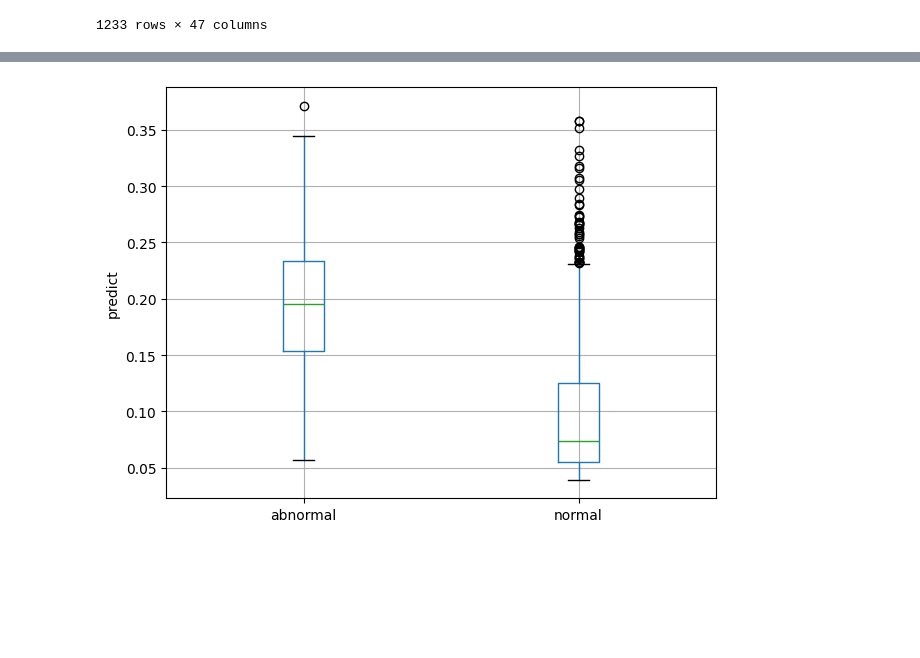
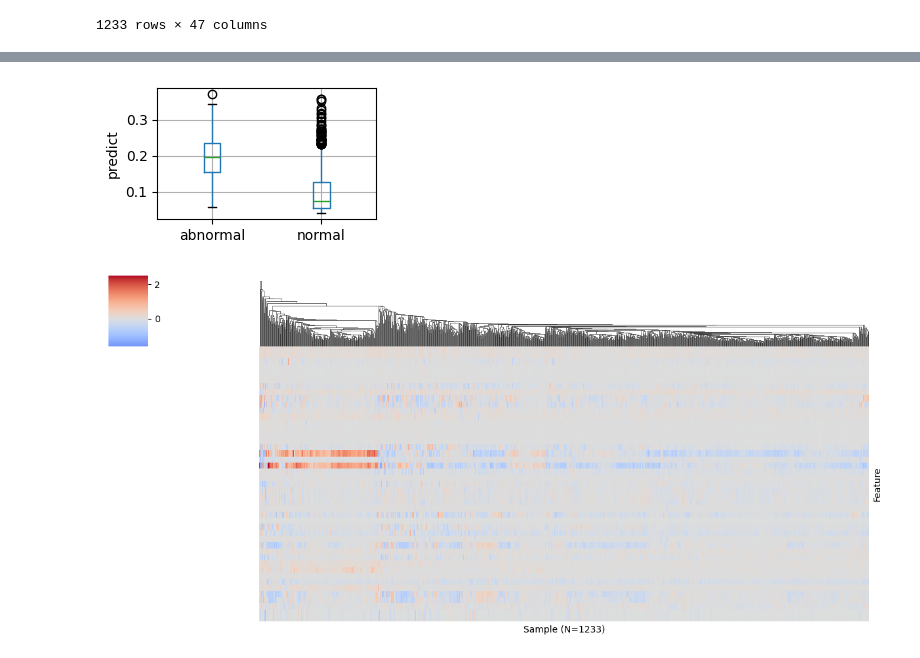
Before and after one commit to LMH0066/Effristor, a Jupyter notebook: ivf/task/analyse/analyse.ipynb, the cells around one changed output, grey strips where cells are left out. Cells and saved outputs as stored; diff of their text form; code cells hidden in the pictures; blank space fills up the shorter version.

```diff
--- a/ivf/task/analyse/analyse.ipynb
+++ b/ivf/task/analyse/analyse.ipynb
@@ -33,14 +64,37 @@ result
 # %%
-boxplot = result.boxplot(column=["predictions"], by="targets")
+boxplot = result.boxplot(column=["predictions"], by="targets", figsize=(3, 2))
 
 plt.suptitle('')
 plt.title('')
 plt.xlabel('')
 plt.ylabel('predict')
 plt.tight_layout()
 plt.show()
 # %% [output]
-[figure, old version]
+[figure, new version]
+# %%
+_df = result.drop(columns=predict_result.columns).copy()
+_df = _df.map(lambda x: np.sign(x) * np.log1p(np.abs(x)))
+
+# _colors = pd.DataFrame(
+#     {
+#         "target": ["green" if c == "normal" else "red" for c in result["targets"].values],
+#         "predict > 0.1": ["white" if c < 0.1 else "black" for c in result["predictions"].values]
+#     },
+# )
+g = sns.clustermap(
+    data=_df.T.fillna(0), cmap='coolwarm', center=0, figsize=(12, 6), row_cluster=False,
+    # col_colors=_colors,
+    yticklabels=False
+)
+g.ax_heatmap.set_xlabel('Sample (N={})'.format(_df.shape[0]))
+g.ax_heatmap.set_ylabel('Feature')
+g.ax_heatmap.set_xticks([])
+
+plt.savefig("{}.pdf".format("interpret_result"), format="pdf", bbox_inches="tight")
+plt.show()
+# %% [output]
+[figure, added]
 # %%
 _normal = result[result["targets"] == 'normal'].drop(columns=predict_result.columns)
 _abnormal = result[result["targets"] == 'abnormal'].drop(columns=predict_result.columns)
```
Also changed, not shown: parts of 7 cells of this notebook, 19 other files.
